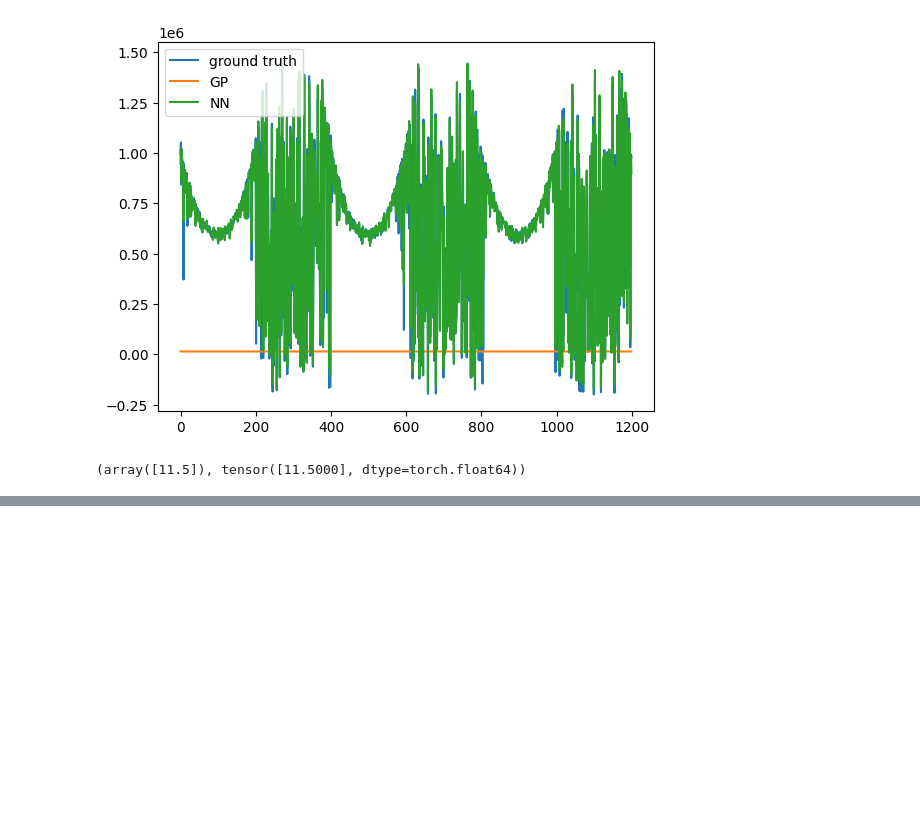
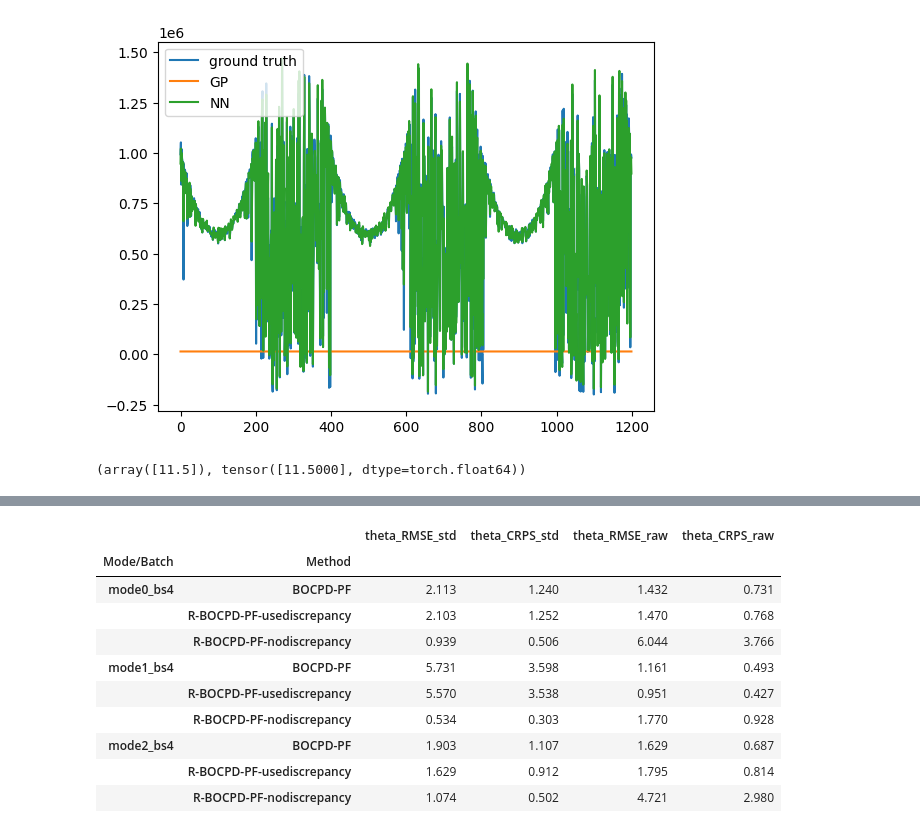
Before and after one commit to crushonyfg/DynamicCalibration, a Jupyter notebook: simulation_trial.ipynb, the cells around one changed output, grey strips where cells are left out. Cells and saved outputs as stored; diff of their text form; code cells hidden in the pictures; blank space fills up the shorter version.

```diff
--- a/simulation_trial.ipynb
+++ b/simulation_trial.ipynb
@@ -1716,0 +1829,56 @@ thb, newth
+# %%
+import pandas as pd
+
+# --- standardized metrics (from your earlier printout) ---
+std = pd.DataFrame([
+    {"Mode/Batch": "mode0_bs4", "Method": "BOCPD-PF",                    "theta_RMSE_std": 2.113, "theta_CRPS_std": 1.240},
+    {"Mode/Batch": "mode0_bs4", "Method": "R-BOCPD-PF-usediscrepancy",   "theta_RMSE_std": 2.103, "theta_CRPS_std": 1.252},
+    {"Mode/Batch": "mode0_bs4", "Method": "R-BOCPD-PF-nodiscrepancy",    "theta_RMSE_std": 0.939, "theta_CRPS_std": 0.506},
+
+    {"Mode/Batch": "mode1_bs4", "Method": "BOCPD-PF",                    "theta_RMSE_std": 5.731, "theta_CRPS_std": 3.598},
+    {"Mode/Batch": "mode1_bs4", "Method": "R-BOCPD-PF-usediscrepancy",   "theta_RMSE_std": 5.570, "theta_CRPS_std": 3.538},
+    {"Mode/Batch": "mode1_bs4", "Method": "R-BOCPD-PF-nodiscrepancy",    "theta_RMSE_std": 0.534, "theta_CRPS_std": 0.303},
+
+    {"Mode/Batch": "mode2_bs4", "Method": "BOCPD-PF",                    "theta_RMSE_std": 1.903, "theta_CRPS_std": 1.107},
+    {"Mode/Batch": "mode2_bs4", "Method": "R-BOCPD-PF-usediscrepancy",   "theta_RMSE_std": 1.629, "theta_CRPS_std": 0.912},
+    {"Mode/Batch": "mode2_bs4", "Method": "R-BOCPD-PF-nodiscrepancy",    "theta_RMSE_std": 1.074, "theta_CRPS_std": 0.502},
+])
+
+# --- non-standardized metrics (your latest printout) ---
+raw = pd.DataFrame([
+    {"Mode/Batch": "mode0_bs4", "Method": "BOCPD-PF",                    "theta_RMSE_raw": 1.432, "theta_CRPS_raw": 0.731},
+    {"Mode/Batch": "mode0_bs4", "Method": "R-BOCPD-PF-usediscrepancy",   "theta_RMSE_raw": 1.470, "theta_CRPS_raw": 0.768},
+    {"Mode/Batch": "mode0_bs4", "Method": "R-BOCPD-PF-nodiscrepancy",    "theta_RMSE_raw": 6.044, "theta_CRPS_raw": 3.766},
+
+    {"Mode/Batch": "mode1_bs4", "Method": "BOCPD-PF",                    "theta_RMSE_raw": 1.161, "theta_CRPS_raw": 0.493},
+    {"Mode/Batch": "mode1_bs4", "Method": "R-BOCPD-PF-usediscrepancy",   "theta_RMSE_raw": 0.951, "theta_CRPS_raw": 0.427},
+    {"Mode/Batch": "mode1_bs4", "Method": "R-BOCPD-PF-nodiscrepancy",    "theta_RMSE_raw": 1.770, "theta_CRPS_raw": 0.928},
+
+    {"Mode/Batch": "mode2_bs4", "Method": "BOCPD-PF",                    "theta_RMSE_raw": 1.629, "theta_CRPS_raw": 0.687},
+    {"Mode/Batch": "mode2_bs4", "Method": "R-BOCPD-PF-usediscrepancy",   "theta_RMSE_raw": 1.795, "theta_CRPS_raw": 0.814},
+    {"Mode/Batch": "mode2_bs4", "Method": "R-BOCPD-PF-nodiscrepancy",    "theta_RMSE_raw": 4.721, "theta_CRPS_raw": 2.980},
+])
+
+# --- merge into a 9x6 intermediate, then select 9x4 metrics only ---
+df = std.merge(raw, on=["Mode/Batch", "Method"], how="inner")
+
+# If you literally want 9x4 (metrics only), set a MultiIndex and keep 4 columns:
+df_9x4 = (
+    df.set_index(["Mode/Batch", "Method"])[
+        ["theta_RMSE_std", "theta_CRPS_std", "theta_RMSE_raw", "theta_CRPS_raw"]
+    ]
+)
+
+df_9x4
+# %% [output]
+|  |  | theta_RMSE_std | theta_CRPS_std | theta_RMSE_raw | theta_CRPS_raw |
+| Mode/Batch | Method |  |  |  |  |
+| mode0_bs4 | BOCPD-PF | 2.113 | 1.240 | 1.432 | 0.731 |
+|  | R-BOCPD-PF-usediscrepancy | 2.103 | 1.252 | 1.470 | 0.768 |
+|  | R-BOCPD-PF-nodiscrepancy | 0.939 | 0.506 | 6.044 | 3.766 |
+| mode1_bs4 | BOCPD-PF | 5.731 | 3.598 | 1.161 | 0.493 |
+|  | R-BOCPD-PF-usediscrepancy | 5.570 | 3.538 | 0.951 | 0.427 |
+|  | R-BOCPD-PF-nodiscrepancy | 0.534 | 0.303 | 1.770 | 0.928 |
+| mode2_bs4 | BOCPD-PF | 1.903 | 1.107 | 1.629 | 0.687 |
+|  | R-BOCPD-PF-usediscrepancy | 1.629 | 0.912 | 1.795 | 0.814 |
+|  | R-BOCPD-PF-nodiscrepancy | 1.074 | 0.502 | 4.721 | 2.980 |
```
Also changed, not shown: parts of 3 cells of this notebook, 24 other files.
